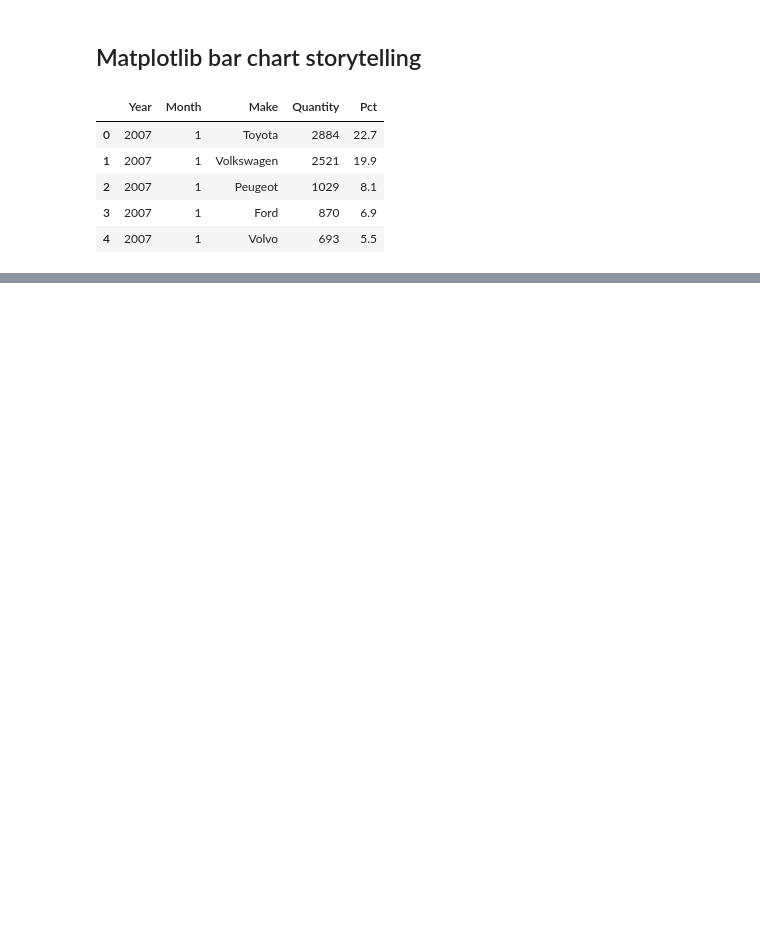
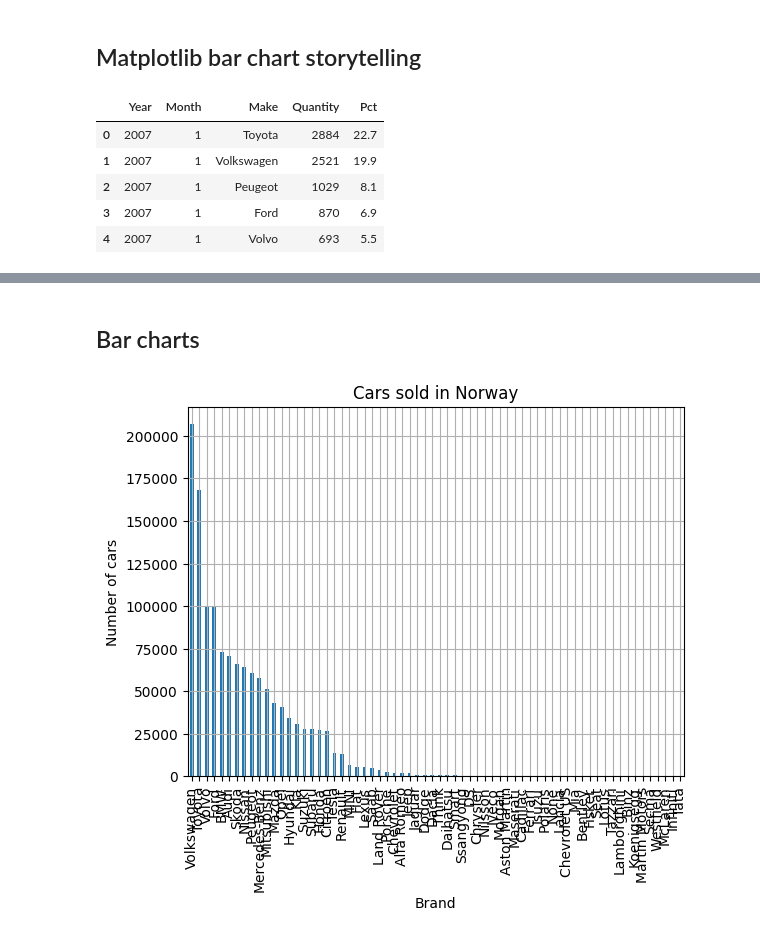
Before and after one commit to 0marsm0/datavisualisation-Alisher-Yuldashev-DE24, a Jupyter notebook: code_alongs/04_storytelling/matplotlib_bar_storytelling.ipynb, the cells around one changed output, grey strips where cells are left out. Cells and saved outputs as stored; diff of their text form; code cells hidden in the pictures; blank space fills up the shorter version.

Commit message:
initial bar chart

```diff
--- a/code_alongs/04_storytelling/matplotlib_bar_storytelling.ipynb
+++ b/code_alongs/04_storytelling/matplotlib_bar_storytelling.ipynb
@@ -16,7 +16,14 @@ df.head()
 | 4 | 2007 | 1 | Volvo | 693 | 5.5 |
 # %%
 df_quantity_brand = duckdb.query(
-    """
+    """--sql
     SELECT
+        make AS Brand,
+        SUM(quantity) AS Quantity
+    FROM df
+    GROUP BY Brand
+    ORDER BY Quantity DESC
 """
-)
+).df().set_index('Brand')
+
+df_quantity_brand
@@ -22,0 +45,9 @@ df_quantity_brand = duckdb.query(
+# %% [markdown]
+## Bar charts
+# %%
+ax = df_quantity_brand.plot(kind="bar", title="Cars sold in Norway", ylabel="Number of cars", legend=False)
+ax.grid()
+fig = ax.get_figure()
+fig.savefig("figures/0_bar_initial.png")
+# %% [output]
+[figure, added]
```
Also changed, not shown: parts of 1 cell of this notebook, 1 other file.
